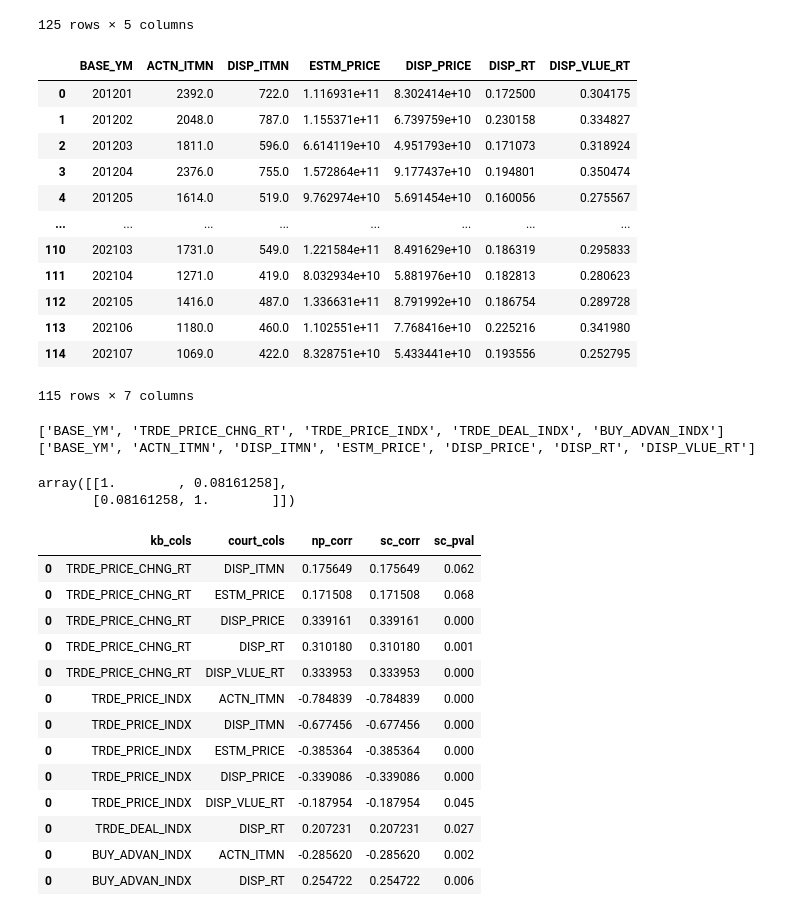
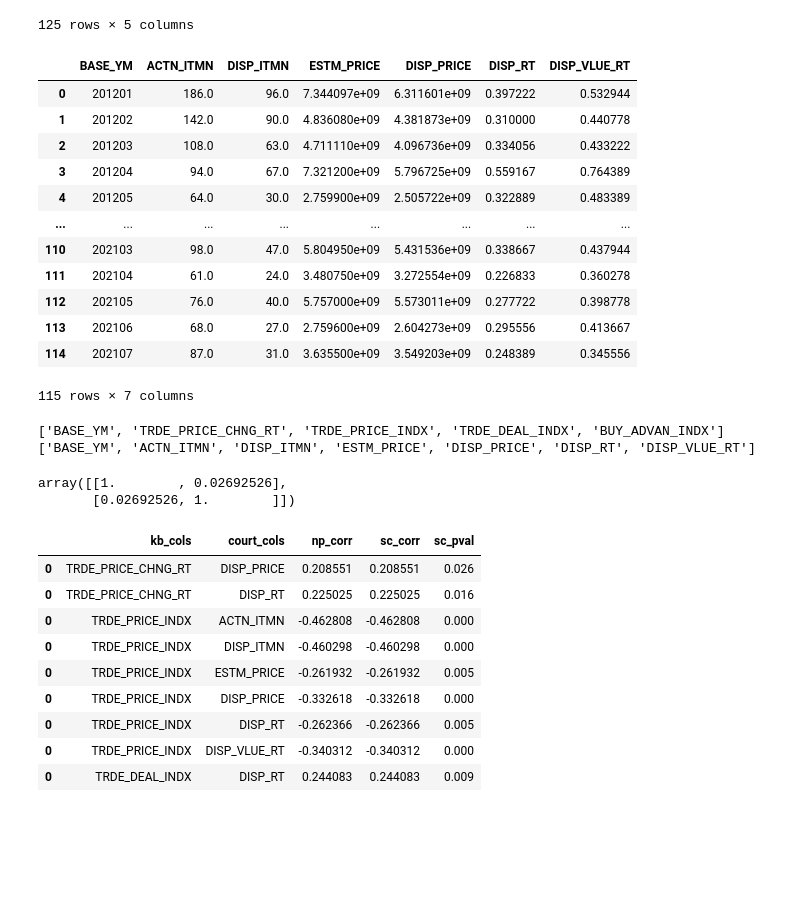
Before and after one commit to seunghunii/crawler_project, a Jupyter notebook: analysis/kbland_court_correlation.ipynb, the cells around one changed output. Saved outputs shown, nothing was run; the diff lists cells and outputs as text; code cells hidden in the pictures; blank space fills up the shorter version.

```diff
--- a/analysis/kbland_court_correlation.ipynb
+++ b/analysis/kbland_court_correlation.ipynb
@@ -6,8 +6,8 @@ import warnings
 from scipy.stats import pearsonr
 warnings.filterwarnings('ignore')
 # %%
-dirr = 'C:/Users/shic/Desktop/shinhan_simon/google_drive/crawler_data/'
-#dirr = 'C:/Users/rsh15/Google Drive/crawler_data/'
+#dirr = 'C:/Users/shic/Desktop/shinhan_simon/google_drive/crawler_data/'
+dirr = 'C:/Users/rsh15/Google Drive/crawler_data/'
 # %%
 kbland = pd.read_csv(dirr + 'kbland/RAA_KB부동산매매전세가격지수_수정_유승훈.csv')
 court  = pd.read_csv(dirr + 'court/RAA_법원경매통계_유승훈.csv')
@@ -49,6 +49,7 @@ kb_kangwon
 kb_kangwon['BASE_YM'] = pd.to_datetime(kb_kangwon['BASE_YM'],format='%Y%m')
 kb_kangwon = kb_kangwon[kb_kangwon['BASE_YM']>'2011-12-31']
 # %%
+court = court[court['ACTN_THNG_PRPS_BCLAS_CODE']==1]
 court_kangwon = court[court['SIDONM']=='강원도'].groupby('BASE_YM',as_index=False).agg({
     'ACTN_ITMN':'sum','DISP_ITMN':'sum',
     'ESTM_PRICE':'sum','DISP_PRICE':'sum',
@@ -57,17 +58,17 @@ court_kangwon = court[court['SIDONM']=='강원도'].groupby('BASE_YM',as_index=F
 court_kangwon
 # %% [output]
 |  | BASE_YM | ACTN_ITMN | DISP_ITMN | ESTM_PRICE | DISP_PRICE | DISP_RT | DISP_VLUE_RT |
-| 0 | 201201 | 2392.0 | 722.0 | 1.116931e+11 | 8.302414e+10 | 0.172500 | 0.304175 |
-| 1 | 201202 | 2048.0 | 787.0 | 1.155371e+11 | 6.739759e+10 | 0.230158 | 0.334827 |
-| 2 | 201203 | 1811.0 | 596.0 | 6.614119e+10 | 4.951793e+10 | 0.171073 | 0.318924 |
-| 3 | 201204 | 2376.0 | 755.0 | 1.572864e+11 | 9.177437e+10 | 0.194801 | 0.350474 |
-| 4 | 201205 | 1614.0 | 519.0 | 9.762974e+10 | 5.691454e+10 | 0.160056 | 0.275567 |
+| 0 | 201201 | 186.0 | 96.0 | 7.344097e+09 | 6.311601e+09 | 0.397222 | 0.532944 |
+| 1 | 201202 | 142.0 | 90.0 | 4.836080e+09 | 4.381873e+09 | 0.310000 | 0.440778 |
+| 2 | 201203 | 108.0 | 63.0 | 4.711110e+09 | 4.096736e+09 | 0.334056 | 0.433222 |
+| 3 | 201204 | 94.0 | 67.0 | 7.321200e+09 | 5.796725e+09 | 0.559167 | 0.764389 |
+| 4 | 201205 | 64.0 | 30.0 | 2.759900e+09 | 2.505722e+09 | 0.322889 | 0.483389 |
 | ... | ... | ... | ... | ... | ... | ... | ... |
-| 110 | 202103 | 1731.0 | 549.0 | 1.221584e+11 | 8.491629e+10 | 0.186319 | 0.295833 |
-| 111 | 202104 | 1271.0 | 419.0 | 8.032934e+10 | 5.881976e+10 | 0.182813 | 0.280623 |
-| 112 | 202105 | 1416.0 | 487.0 | 1.336631e+11 | 8.791992e+10 | 0.186754 | 0.289728 |
-| 113 | 202106 | 1180.0 | 460.0 | 1.102551e+11 | 7.768416e+10 | 0.225216 | 0.341980 |
-| 114 | 202107 | 1069.0 | 422.0 | 8.328751e+10 | 5.433441e+10 | 0.193556 | 0.252795 |
+| 110 | 202103 | 98.0 | 47.0 | 5.804950e+09 | 5.431536e+09 | 0.338667 | 0.437944 |
+| 111 | 202104 | 61.0 | 24.0 | 3.480750e+09 | 3.272554e+09 | 0.226833 | 0.360278 |
+| 112 | 202105 | 76.0 | 40.0 | 5.757000e+09 | 5.573011e+09 | 0.277722 | 0.398778 |
+| 113 | 202106 | 68.0 | 27.0 | 2.759600e+09 | 2.604273e+09 | 0.295556 | 0.413667 |
+| 114 | 202107 | 87.0 | 31.0 | 3.635500e+09 | 3.549203e+09 | 0.248389 | 0.345556 |
 115 rows × 7 columns
 # %%
 court_kangwon['BASE_YM'] = pd.to_datetime(court_kangwon['BASE_YM'],format='%Y%m')
@@ -85,8 +86,8 @@ print(court_cols)
 np.corrcoef([kb_kangwon[kb_cols[4]].values,
              court_kangwon[court_cols[6]].values])
 # %% [output]
-array([[1.        , 0.08161258],
-       [0.08161258, 1.        ]])
+array([[1.        , 0.02692526],
+       [0.02692526, 1.        ]])
 # %%
 corr_result = []
 for kbb in kb_cols[1:]:
@@ -106,19 +107,15 @@ for kbb in kb_cols[1:]:
         },index=[0]))
 # %%
 corr_df = pd.concat(corr_result)
-corr_df[corr_df['sc_pval']<0.1]
+corr_df[corr_df['sc_pval']<0.05]
 # %% [output]
 |  | kb_cols | court_cols | np_corr | sc_corr | sc_pval |
-| 0 | TRDE_PRICE_CHNG_RT | DISP_ITMN | 0.175649 | 0.175649 | 0.062 |
-| 0 | TRDE_PRICE_CHNG_RT | ESTM_PRICE | 0.171508 | 0.171508 | 0.068 |
-| 0 | TRDE_PRICE_CHNG_RT | DISP_PRICE | 0.339161 | 0.339161 | 0.000 |
-| 0 | TRDE_PRICE_CHNG_RT | DISP_RT | 0.310180 | 0.310180 | 0.001 |
-| 0 | TRDE_PRICE_CHNG_RT | DISP_VLUE_RT | 0.333953 | 0.333953 | 0.000 |
-| 0 | TRDE_PRICE_INDX | ACTN_ITMN | -0.784839 | -0.784839 | 0.000 |
-| 0 | TRDE_PRICE_INDX | DISP_ITMN | -0.677456 | -0.677456 | 0.000 |
-| 0 | TRDE_PRICE_INDX | ESTM_PRICE | -0.385364 | -0.385364 | 0.000 |
-| 0 | TRDE_PRICE_INDX | DISP_PRICE | -0.339086 | -0.339086 | 0.000 |
-| 0 | TRDE_PRICE_INDX | DISP_VLUE_RT | -0.187954 | -0.187954 | 0.045 |
-| 0 | TRDE_DEAL_INDX | DISP_RT | 0.207231 | 0.207231 | 0.027 |
-| 0 | BUY_ADVAN_INDX | ACTN_ITMN | -0.285620 | -0.285620 | 0.002 |
-| 0 | BUY_ADVAN_INDX | DISP_RT | 0.254722 | 0.254722 | 0.006 |
+| 0 | TRDE_PRICE_CHNG_RT | DISP_PRICE | 0.208551 | 0.208551 | 0.026 |
+| 0 | TRDE_PRICE_CHNG_RT | DISP_RT | 0.225025 | 0.225025 | 0.016 |
+| 0 | TRDE_PRICE_INDX | ACTN_ITMN | -0.462808 | -0.462808 | 0.000 |
+| 0 | TRDE_PRICE_INDX | DISP_ITMN | -0.460298 | -0.460298 | 0.000 |
+| 0 | TRDE_PRICE_INDX | ESTM_PRICE | -0.261932 | -0.261932 | 0.005 |
+| 0 | TRDE_PRICE_INDX | DISP_PRICE | -0.332618 | -0.332618 | 0.000 |
+| 0 | TRDE_PRICE_INDX | DISP_RT | -0.262366 | -0.262366 | 0.005 |
+| 0 | TRDE_PRICE_INDX | DISP_VLUE_RT | -0.340312 | -0.340312 | 0.000 |
+| 0 | TRDE_DEAL_INDX | DISP_RT | 0.244083 | 0.244083 | 0.009 |
```
Also changed, not shown: 1 other file.
